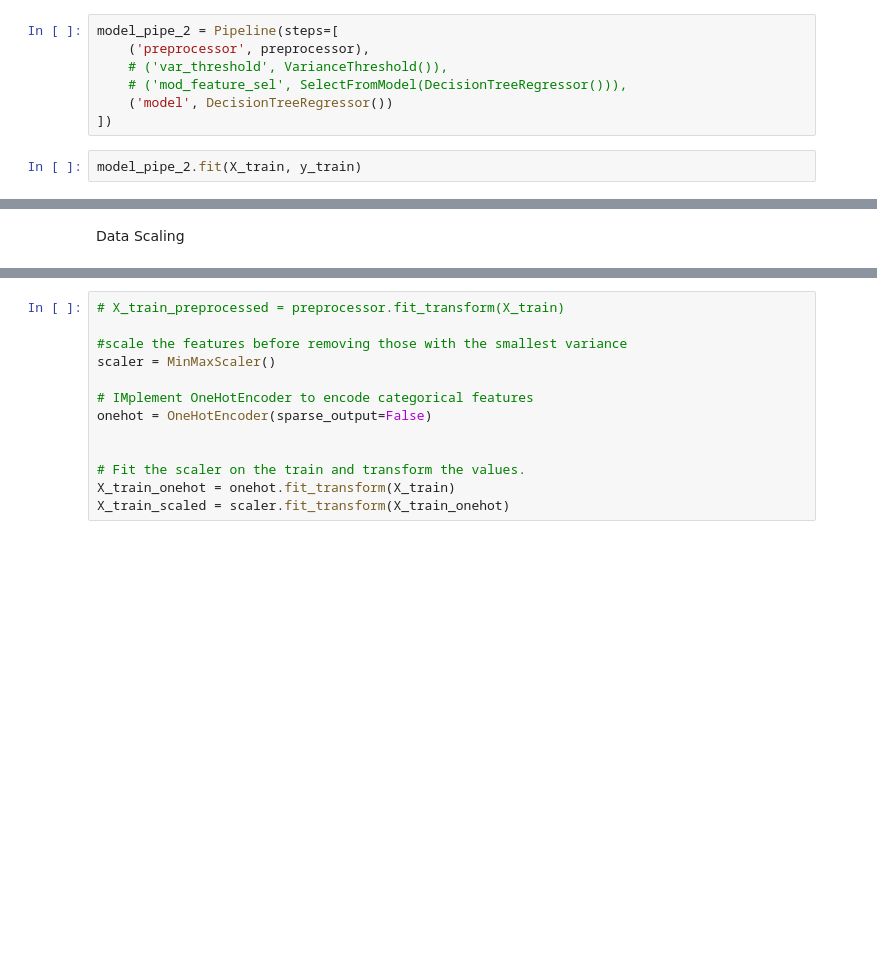
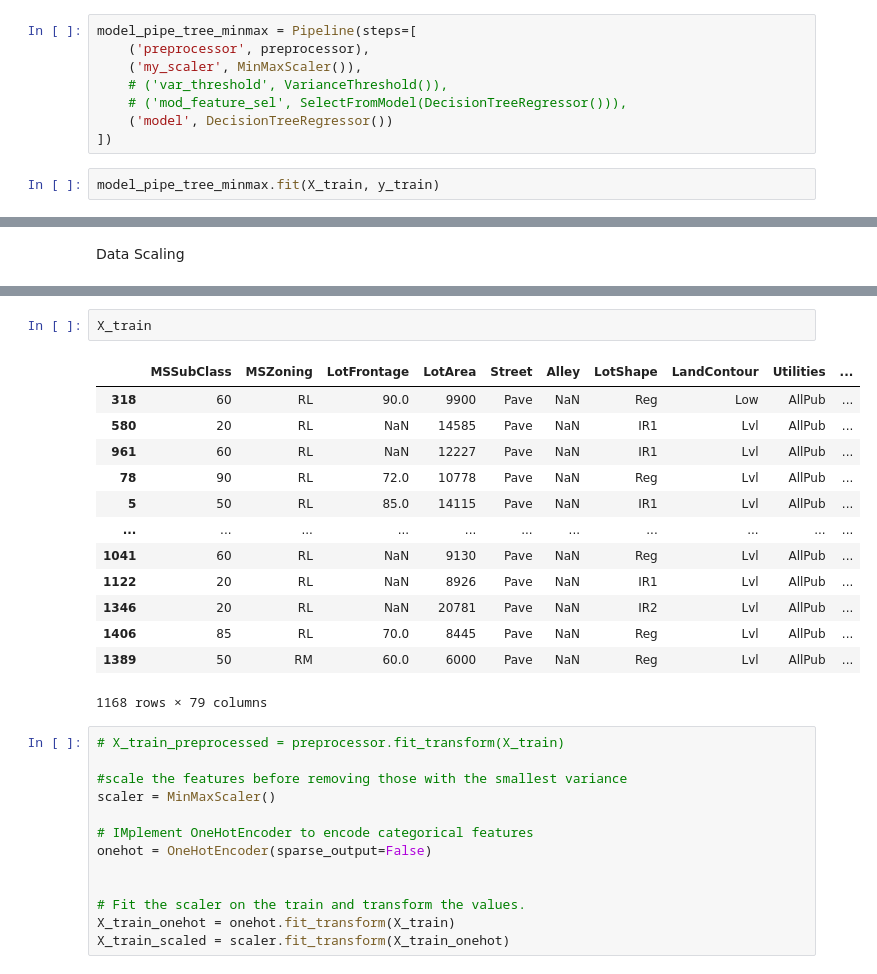
Before and after one commit to Joldon/housing_prices_ML, a Jupyter notebook: housing_prices_feature_selection.ipynb, the cells around one changed output, grey strips where cells are left out. Saved outputs shown, nothing was run; the diff lists cells and outputs as text; blank space fills up the shorter version.

```diff
--- a/housing_prices_feature_selection.ipynb
+++ b/housing_prices_feature_selection.ipynb
@@ -127,12 +173,13 @@ knn_pred = model_pipe.predict(X_test)
 # %%
-model_pipe_2 = Pipeline(steps=[
+model_pipe_tree_minmax = Pipeline(steps=[
     ('preprocessor', preprocessor),
+    ('my_scaler', MinMaxScaler()),
     # ('var_threshold', VarianceThreshold()),
     # ('mod_feature_sel', SelectFromModel(DecisionTreeRegressor())),
     ('model', DecisionTreeRegressor())
 ])
 # %%
-model_pipe_2.fit(X_train, y_train)
+model_pipe_tree_minmax.fit(X_train, y_train)
 # %% [output]
 Pipeline(steps=[('preprocessor',
                  ColumnTransformer(transformers=[('num_pipe',
@@ -233,3 +379,19 @@ from sklearn.preprocessing import MinMaxScaler
+# %%
+X_train
+# %% [output]
+|  | MSSubClass | MSZoning | LotFrontage | LotArea | Street | Alley | LotShape | LandContour | Utilities | ... |
+| 318 | 60 | RL | 90.0 | 9900 | Pave | NaN | Reg | Low | AllPub | ... |
+| 580 | 20 | RL | NaN | 14585 | Pave | NaN | IR1 | Lvl | AllPub | ... |
+| 961 | 60 | RL | NaN | 12227 | Pave | NaN | IR1 | Lvl | AllPub | ... |
+| 78 | 90 | RL | 72.0 | 10778 | Pave | NaN | Reg | Lvl | AllPub | ... |
+| 5 | 50 | RL | 85.0 | 14115 | Pave | NaN | IR1 | Lvl | AllPub | ... |
+| ... | ... | ... | ... | ... | ... | ... | ... | ... | ... | ... |
+| 1041 | 60 | RL | NaN | 9130 | Pave | NaN | Reg | Lvl | AllPub | ... |
+| 1122 | 20 | RL | NaN | 8926 | Pave | NaN | IR1 | Lvl | AllPub | ... |
+| 1346 | 20 | RL | NaN | 20781 | Pave | NaN | IR2 | Lvl | AllPub | ... |
+| 1406 | 85 | RL | 70.0 | 8445 | Pave | NaN | Reg | Lvl | AllPub | ... |
+| 1389 | 50 | RM | 60.0 | 6000 | Pave | NaN | Reg | Lvl | AllPub | ... |
+1168 rows × 79 columns
 # %%
 # X_train_preprocessed = preprocessor.fit_transform(X_train)
 
```
Also changed, not shown: parts of 37 cells of this notebook.
